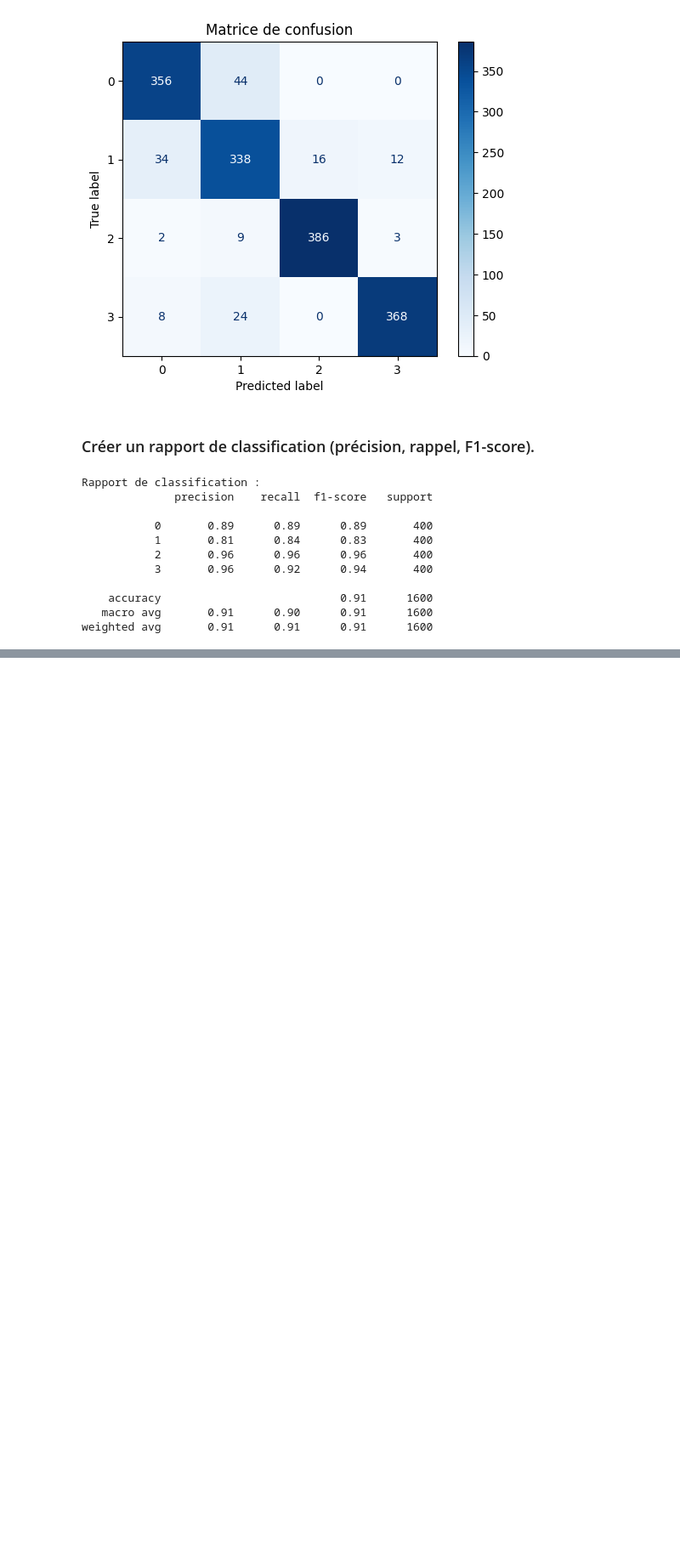
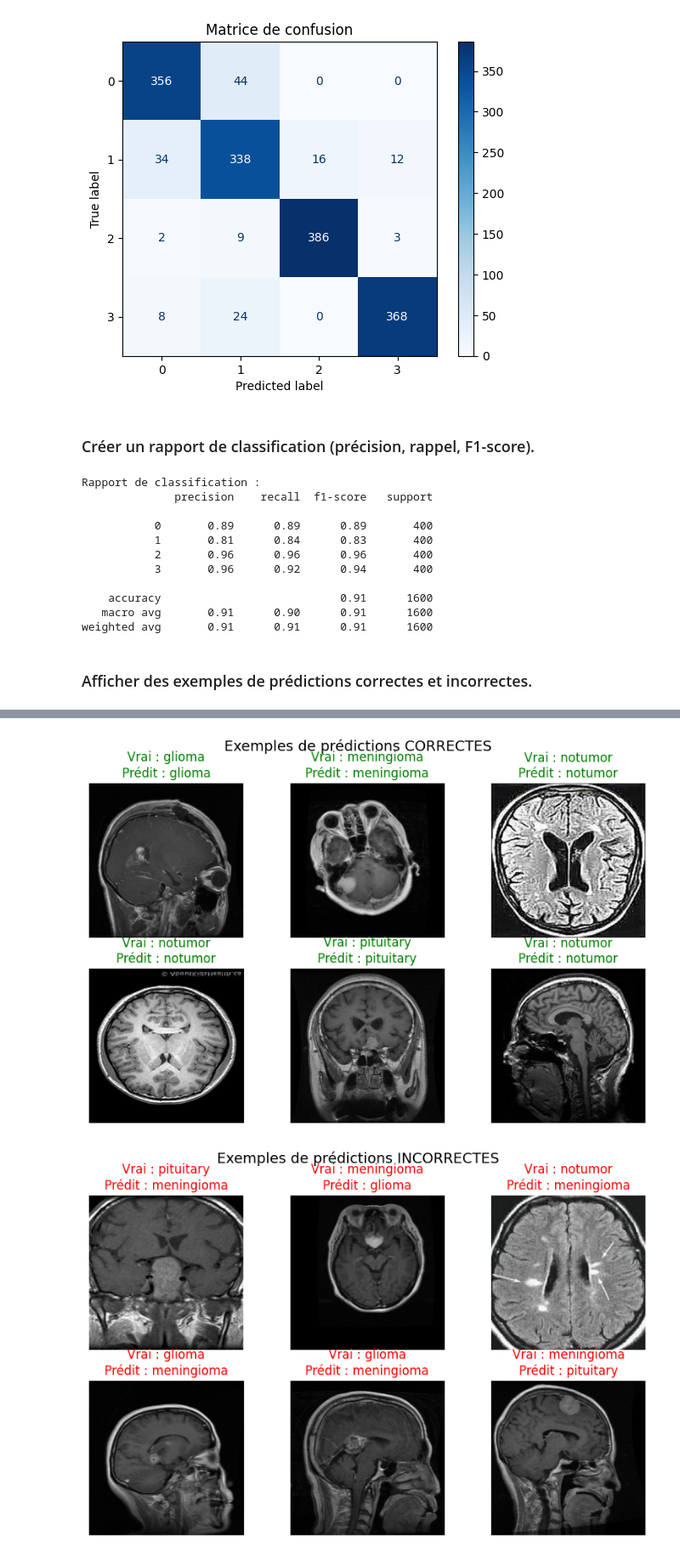
Before and after one commit to anass17/BrainScan, a Jupyter notebook: notebooks/model_design.ipynb, the cells around one changed output, grey strips where cells are left out. Shown at 85% size. Saved outputs shown, nothing was run; the diff lists cells and outputs as text; code cells hidden in the pictures; blank space fills up the shorter version.

Commit message:
BRAIN-42 Visualiser quelques prédictions correctes et erronées.

```diff
--- a/notebooks/model_design.ipynb
+++ b/notebooks/model_design.ipynb
@@ -237,3 +237,38 @@ Rapport de classification :
     accuracy                           0.91      1600
    macro avg       0.91      0.90      0.91      1600
 weighted avg       0.91      0.91      0.91      1600
+# %% [markdown]
+### Afficher des exemples de prédictions correctes et incorrectes.
+# %%
+import numpy as np
+import matplotlib.pyplot as plt
+
+y_pred = model.predict(X_test)
+
+y_pred_classes = np.argmax(y_pred, axis=1)
+y_true = np.argmax(y_test, axis=1)
+
+correct = np.where(y_pred_classes == y_true)[0]
+incorrect = np.where(y_pred_classes != y_true)[0]
+
+class_names = ['glioma', 'meningioma', 'notumor', 'pituitary']
+
+plt.figure(figsize=(10,6))
+for i, idx in enumerate(correct[:6], 1):
+    plt.subplot(2, 3, i)
+    plt.imshow(X_test[idx])
+    plt.title(f"Vrai : {class_names[y_true[idx]]}\nPrédit : {class_names[y_pred_classes[idx]]}", color='green')
+    plt.axis('off')
+plt.suptitle("Exemples de prédictions CORRECTES", fontsize=14)
+plt.show()
+
+# # 6️⃣ Afficher quelques exemples incorrects
+plt.figure(figsize=(10,6))
+for i, idx in enumerate(incorrect[:6], 1):
+    plt.subplot(2, 3, i)
+    plt.imshow(X_test[idx])
+    plt.title(f"Vrai : {class_names[y_true[idx]]}\nPrédit : {class_names[y_pred_classes[idx]]}", color='red')
+    plt.axis('off')
+plt.suptitle("Exemples de prédictions INCORRECTES", fontsize=14)
+plt.show()
+# %% [output]
@@ -239,0 +276,2 @@ weighted avg       0.91      0.91      0.91      1600
+[figure, added]
+[figure, added]
```
Also changed, not shown: parts of 1 cell of this notebook.
